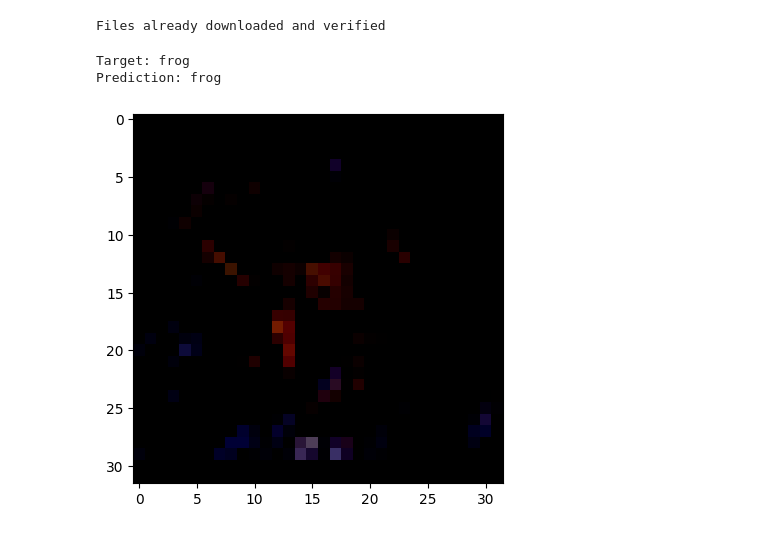
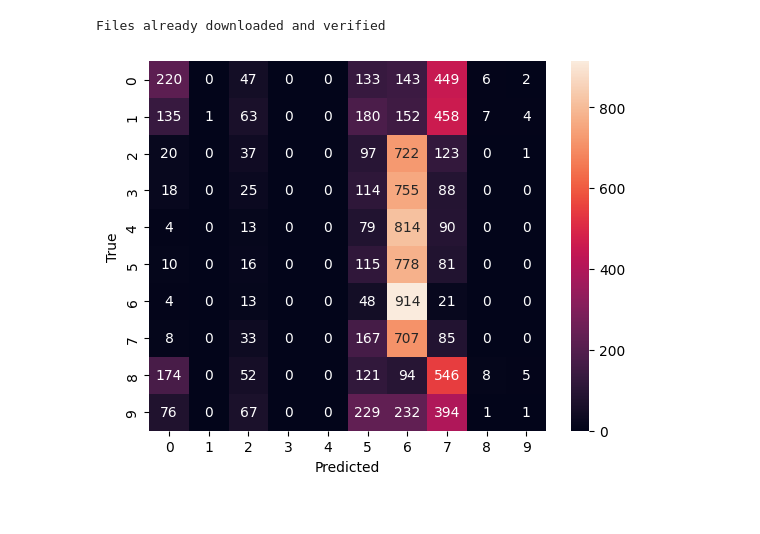
Before and after one commit to Derun-Chai/Assignment2, a Jupyter notebook: Assignment2.ipynb, the cells around one changed output. Cells and saved outputs as stored; diff of their text form; code cells hidden in the pictures.

```diff
--- a/Assignment2.ipynb
+++ b/Assignment2.ipynb
@@ -546,6 +546,10 @@ import torchvision.transforms as transforms
 from torchvision.datasets import ImageFolder
 from torch.utils.data import DataLoader
 from torchvision.transforms import Compose, RandomCrop, RandomHorizontalFlip, ToTensor, Normalize
+from sklearn.preprocessing import LabelEncoder
+import tensorflow.keras.utils
+
+
 # Define the transformations for the test dataset
 transform = transforms.Compose([
     transforms.Resize((128, 128)),  # Resize the images to 128x128 pixels
@@ -557,6 +561,16 @@ train_transform = transforms.Compose([
     ToTensor(),
     Normalize((0.5, 0.5, 0.5), (0.5, 0.5, 0.5)),
 ])
+# Create an instance of the LabelEncoder class
+lb = LabelEncoder()
+
 test_dataset = CIFAR10(root='./data', train=False, download=True, transform=train_transform)
+# Extract images and labels from the test_dataset
+test_x = [img for img, _ in test_dataset]
+test_y = [label for _, label in test_dataset]
+
+# Convert the list of images and labels to tensors
+test_x = torch.stack(test_x)
+test_y = torch.tensor(test_y)
 # %% [output]
 Files already downloaded and verified
@@ -573,19 +577,46 @@ def predict_image(img, model, classes):
-# %%
-import random
-
-def show_image_prediction(img, label, classes):
-    # Normalize the image to [0, 1] range
-    img = img.clamp(0, 1)
-    plt.imshow(img.permute(1, 2, 0))
-    pred = predict_image(img, model, classes)
-    print('Target:', classes[label])
-    print('Prediction:', pred)
-
-
-# Pick a random image from the test dataset
-img, label = test_dataset[random.randint(0, len(test_dataset)-1)]
-show_image_prediction(img, label, test_dataset.classes)
-# %% [output]
-Target: frog
-Prediction: frog
-[figure, removed]
+# %%
+batch_size = 100  # Adjust this based on your GPU's memory
+num_batches = len(test_x) // batch_size
+
+predictions = []
+
+# Process the data in batches
+for i in range(num_batches):
+    start_idx = i * batch_size
+    end_idx = start_idx + batch_size
+
+    batch_x = test_x[start_idx:end_idx].to(next(model.parameters()).device)
+
+    with torch.no_grad():
+        outputs = model(batch_x)
+        _, batch_predictions = torch.max(outputs, 1)
+        predictions.extend(batch_predictions.cpu().numpy())
+
+# If there are any remaining samples, process them
+if len(test_x) % batch_size != 0:
+    batch_x = test_x[num_batches*batch_size:].to(next(model.parameters()).device)
+
+    with torch.no_grad():
+        outputs = model(batch_x)
+        _, batch_predictions = torch.max(outputs, 1)
+        predictions.extend(batch_predictions.cpu().numpy())
+num_classes = len(np.unique(test_y))
+
+# Check if test_y is one-hot encoded
+if len(test_y.shape) == 1:
+    # If not, one-hot encode test_y
+    test_y = np.eye(num_classes)[test_y]
+
+# Now, you can compute the argmax along axis 1
+test_y_labels = np.argmax(test_y, axis=1)
+
+# Now, you can compute the confusion matrix
+test_y_labels = np.argmax(test_y, axis=1)
+conf_matrix = confusion_matrix(test_y_labels, predictions)
+
+sns.heatmap(conf_matrix, annot=True, fmt='d')
+plt.xlabel('Predicted')
+plt.ylabel('True')
+plt.show()
+# %% [output]
+[figure, added]
```
Also changed, not shown: parts of 1 cell of this notebook.
